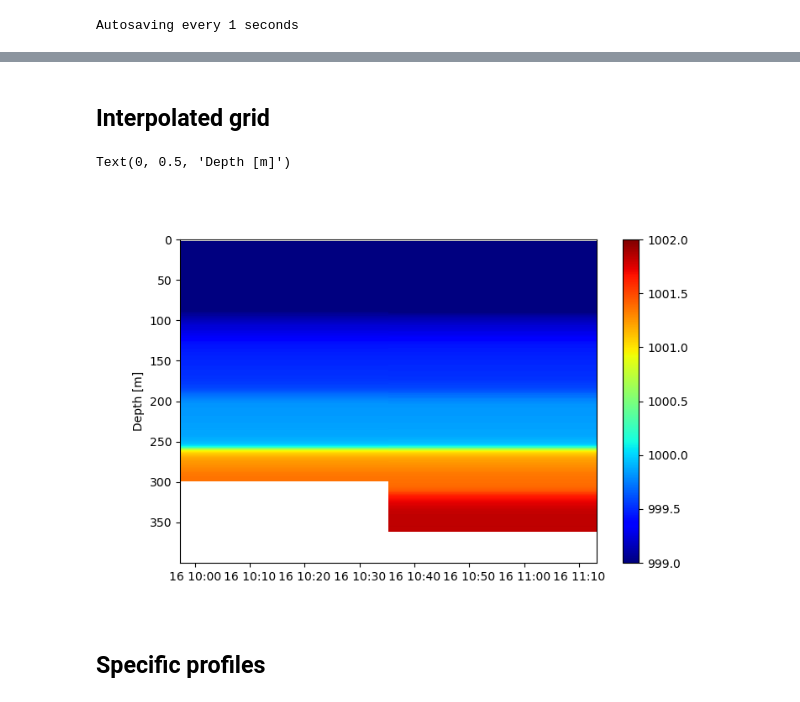
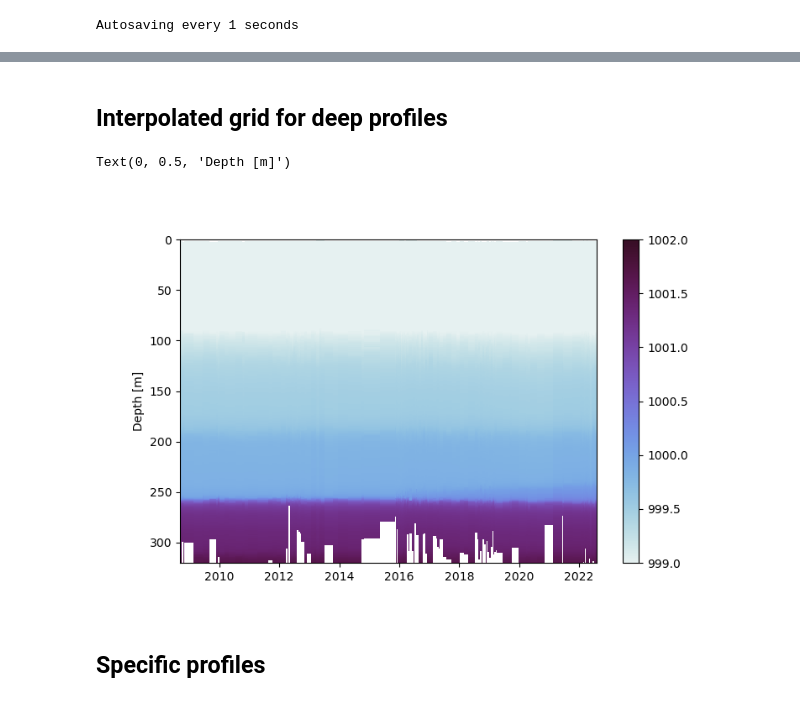
Before and after one commit to tdoda/lake-kivu-ctd-database, a Jupyter notebook: notebooks/plot_database_2.ipynb, the cells around one changed output, grey strips where cells are left out. Drawn from its saved outputs; the diff is of its cells as text; code cells hidden in the pictures.

Commit message:
New figures

```diff
--- a/notebooks/plot_database_2.ipynb
+++ b/notebooks/plot_database_2.ipynb
@@ -21,11 +21,14 @@ dmin=260
 # %% [output]
 Autosaving every 1 seconds
 # %%
-database_file = "../data/Level3_TD/L3_government.nc"
+database_file = "../data/Level3_TD/data_gov3.nc"
+#database_file = "../data/Level3_TD/L3_government.nc"
 data_comb=xr.open_dataset(database_file,decode_times=False)
 tnum=data_comb["time"].values
 ds = xr.decode_cf(xr.Dataset({"time": ("time", data_comb.time.data,{"units":"seconds since 1970-01-01"})}))
 data_comb["time"]=ds["time"].data
+# %%
+ind_deepprof=np.where(data_comb.max_depth.values>dmin)[0]
 # %%
 print(data_comb)
 # %% [output]
@@ -49,17 +74,17 @@ Data variables: (12/20)
 # %% [markdown]
-## Interpolated grid
+## Interpolated grid for deep profiles
 # %%
 fig,ax = plt.subplots(figsize=(8,5))
-z=data_comb["rho"]
-x,y = np.meshgrid(data_comb["time"],data_comb["depth_interp"])
-c = ax.pcolormesh(x,y,z,cmap='jet', vmin=999, vmax=1002)
+z=data_comb["rho"][:,ind_deepprof]
+x,y = np.meshgrid(data_comb["time"][ind_deepprof],data_comb["depth_interp"])
+c = ax.pcolormesh(x,y,z,cmap=cmocean.cm.dense, vmin=999, vmax=1002)
 ax.invert_yaxis()
 cb=fig.colorbar(c, ax=ax)
 #cb.set_label('$\rho$ [kg m$^{-3}$}]')
 ax.set_ylabel('Depth [m]')
 # %% [output]
 Text(0, 0.5, 'Depth [m]')
-[figure, old version]
+[figure, new version]
 # %% [markdown]
 ## Specific profiles
 # %%
```
Also changed, not shown: parts of 2 cells of this notebook.
